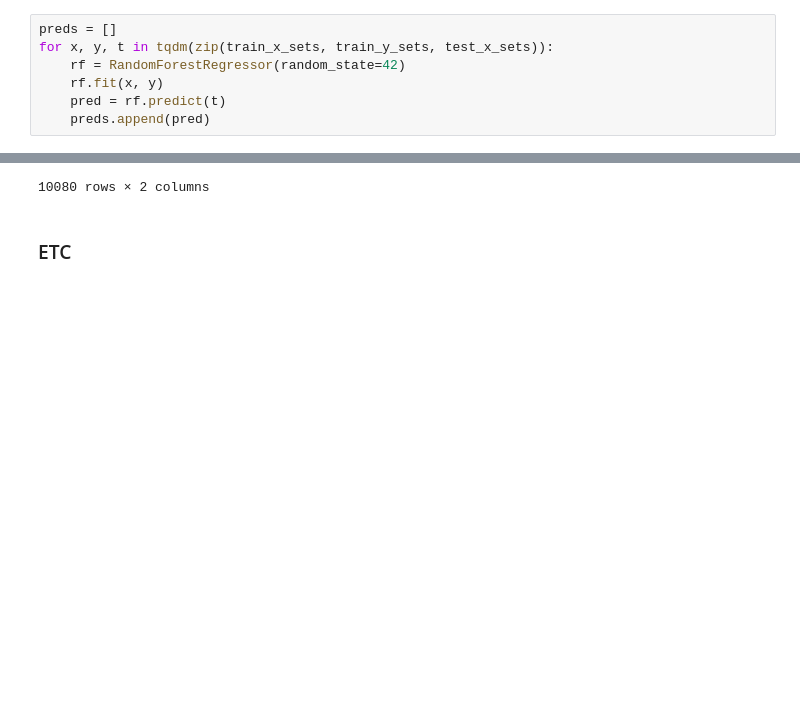
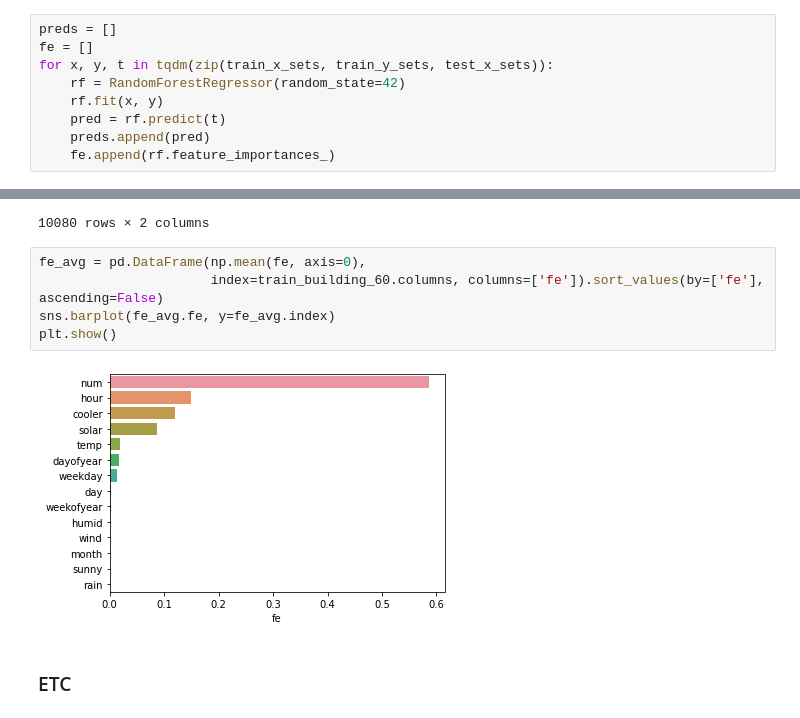
Before and after one commit to thinpig99/dacon_energy, a Jupyter notebook: energy_EDA1_210528.ipynb, the cells around one changed output, grey strips where cells are left out. Drawn from its saved outputs; the diff is of its cells as text; blank space fills up the shorter version.

```diff
--- a/energy_EDA1_210528.ipynb
+++ b/energy_EDA1_210528.ipynb
@@ -1130,11 +1130,13 @@ train_y_sets = [train_cl_0_y, train_cl_1_y, train_cl_2_y, train_cl_3_y]
 test_x_sets = [test_cl_0, test_cl_1, test_cl_2, test_cl_3]
 # %%
 preds = []
+fe = []
 for x, y, t in tqdm(zip(train_x_sets, train_y_sets, test_x_sets)):
     rf = RandomForestRegressor(random_state=42)
     rf.fit(x, y)
     pred = rf.predict(t)
     preds.append(pred)
+    fe.append(rf.feature_importances_)
 # %%
 pred_set = []
 for t, p in zip(test_x_sets, preds):
@@ -1161,6 +1163,13 @@ sub
 | 10078 | 60 2020-08-31 22 | 3506.09040 |
 | 10079 | 60 2020-08-31 23 | 3363.51312 |
 10080 rows × 2 columns
+# %%
+fe_avg = pd.DataFrame(np.mean(fe, axis=0),
+                      index=train_building_60.columns, columns=['fe']).sort_values(by=['fe'], ascending=False)
+sns.barplot(fe_avg.fe, y=fe_avg.index)
+plt.show()
+# %% [output]
+[figure, added]
 # %% [markdown]
 ### ETC
 # %%
```
Also changed, not shown: parts of 4 cells of this notebook, 7 other files.
